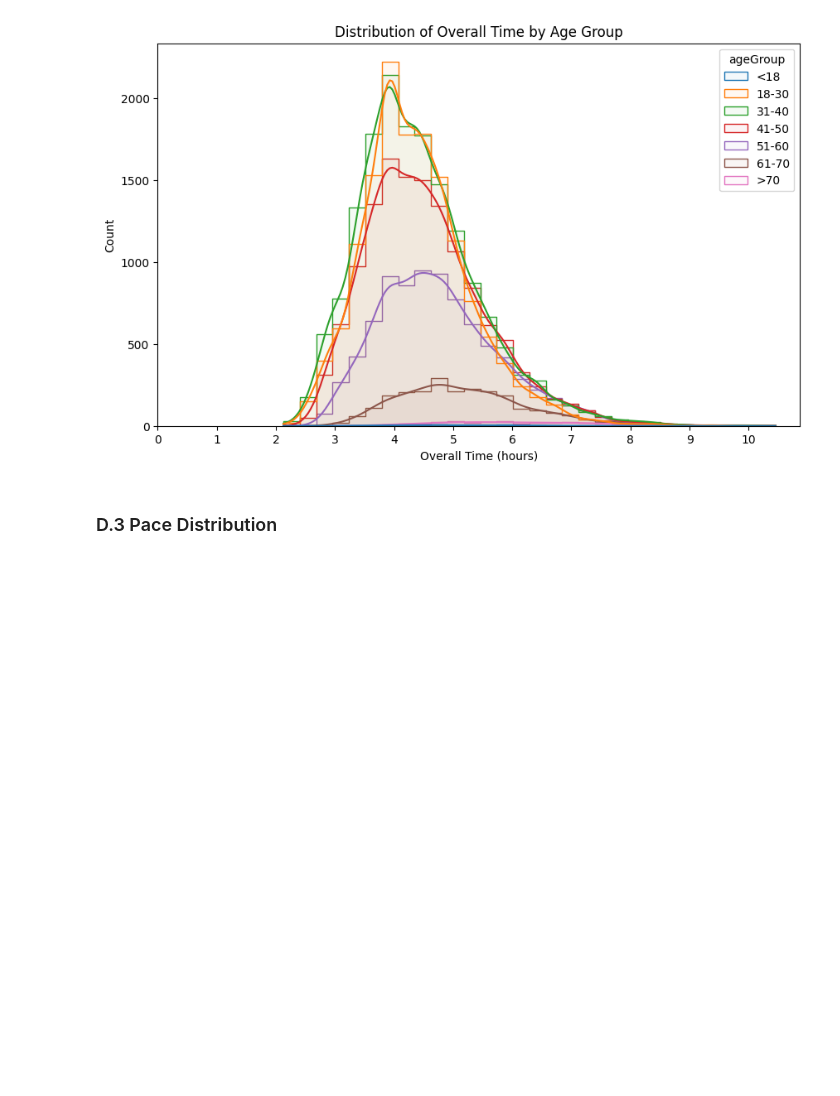
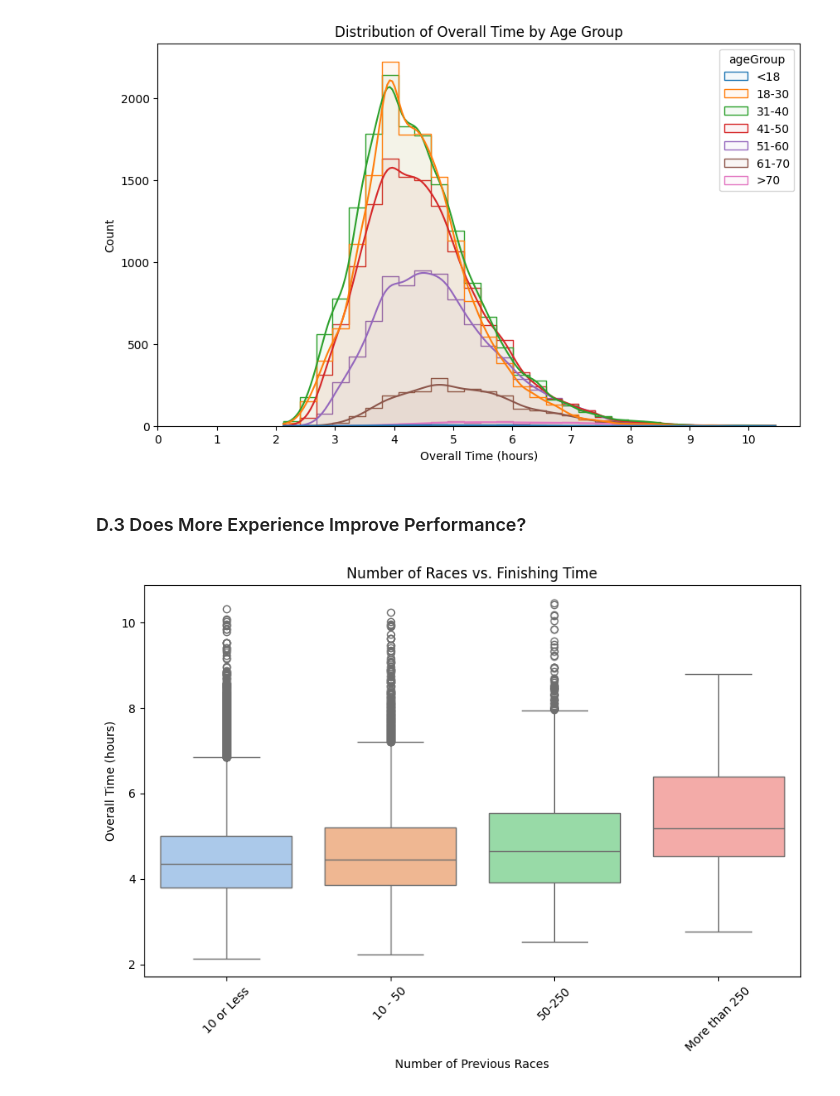
Before and after one commit to ishanmishra128/NYC2024MarathonAnalysis, a Jupyter notebook: MarathonAnalysis.ipynb, the cells around one changed output. Cells and saved outputs as stored; diff of their text form; code cells hidden in the pictures; blank space fills up the shorter version.

```diff
--- a/MarathonAnalysis.ipynb
+++ b/MarathonAnalysis.ipynb
@@ -307,6 +308,22 @@ plt.show()
 # %% [output]
 [figure]
 # %% [markdown]
-### D.3 Pace Distribution
+### D.3 Does More Experience Improve Performance?
 # %%
-###
+plt.figure(figsize=(10, 6))
+sns.boxplot(data=marathon,
+            x=pd.cut(marathon['racesCount'],
+                     bins =[0,10,50,250,10000],
+                     labels=["10 or Less","10 - 50","50-250","More than 250"]),
+            y=marathon['overallTime'].dt.total_seconds()/3600,
+            hue = pd.cut(marathon['racesCount'],
+                     bins =[0,10,50,250,10000],
+                     labels=["10 or Less","10 - 50","50-250","More than 250"]),
+           palette = "pastel")
+plt.title("Number of Races vs. Finishing Time")
+plt.xlabel("Number of Previous Races")
+plt.ylabel("Overall Time (hours)")
+plt.xticks(rotation=45)
+plt.show()
+# %% [output]
+[figure, added]
```
Also changed, not shown: parts of 6 cells of this notebook, 1 other file.
